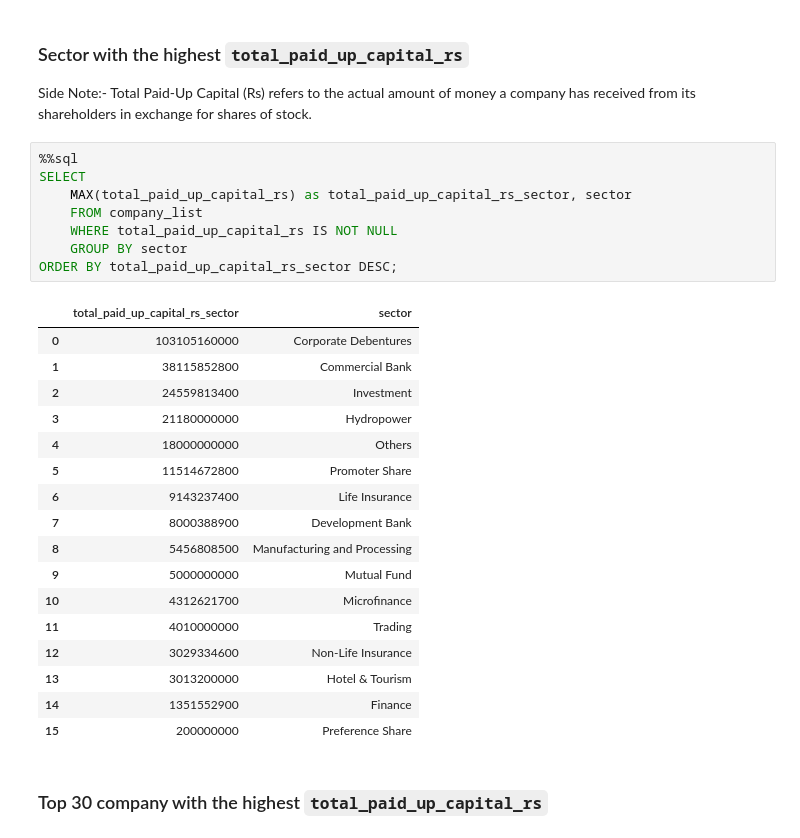
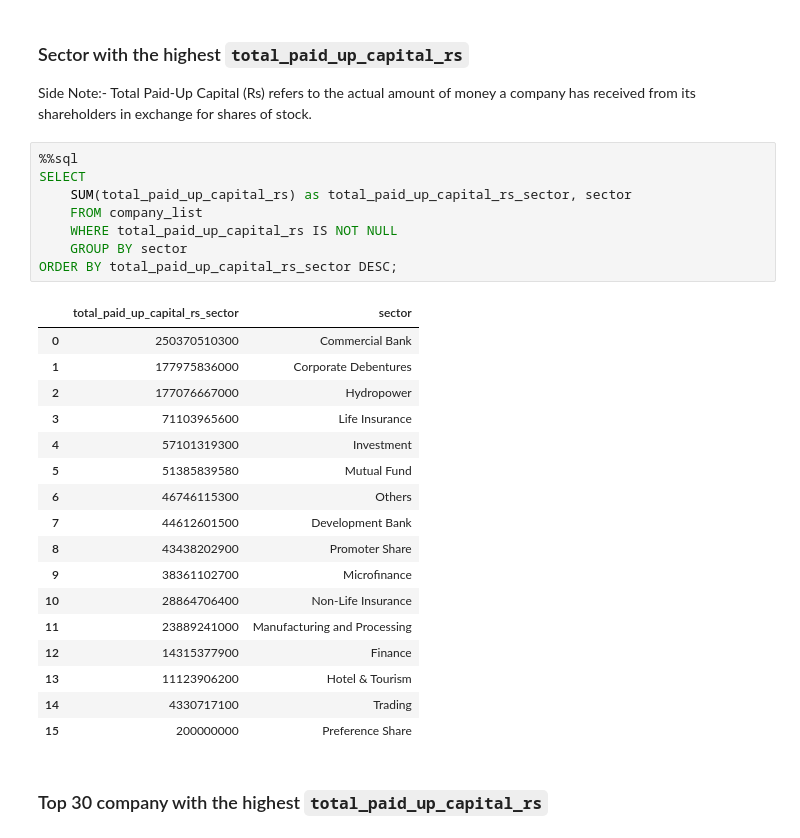
Before and after one commit to Aavash232311/BullsOfKathmandu, a Jupyter notebook: stock_analysis.ipynb, the cells around one changed output. Drawn from its saved outputs; the diff is of its cells as text.

```diff
--- a/stock_analysis.ipynb
+++ b/stock_analysis.ipynb
@@ -72,28 +72,28 @@ Side Note:- Total Paid-Up Capital (Rs) refers to the actual amount of money a co
 # %%
 %%sql
 SELECT
-    MAX(total_paid_up_capital_rs) as total_paid_up_capital_rs_sector, sector
+    SUM(total_paid_up_capital_rs) as total_paid_up_capital_rs_sector, sector
     FROM company_list
     WHERE total_paid_up_capital_rs IS NOT NULL
     GROUP BY sector
 ORDER BY total_paid_up_capital_rs_sector DESC;
 # %% [output]
 |  | total_paid_up_capital_rs_sector | sector |
-| 0 | 103105160000 | Corporate Debentures |
-| 1 | 38115852800 | Commercial Bank |
-| 2 | 24559813400 | Investment |
-| 3 | 21180000000 | Hydropower |
-| 4 | 18000000000 | Others |
-| 5 | 11514672800 | Promoter Share |
-| 6 | 9143237400 | Life Insurance |
-| 7 | 8000388900 | Development Bank |
-| 8 | 5456808500 | Manufacturing and Processing |
-| 9 | 5000000000 | Mutual Fund |
-| 10 | 4312621700 | Microfinance |
-| 11 | 4010000000 | Trading |
-| 12 | 3029334600 | Non-Life Insurance |
-| 13 | 3013200000 | Hotel & Tourism |
-| 14 | 1351552900 | Finance |
+| 0 | 250370510300 | Commercial Bank |
+| 1 | 177975836000 | Corporate Debentures |
+| 2 | 177076667000 | Hydropower |
+| 3 | 71103965600 | Life Insurance |
+| 4 | 57101319300 | Investment |
+| 5 | 51385839580 | Mutual Fund |
+| 6 | 46746115300 | Others |
+| 7 | 44612601500 | Development Bank |
+| 8 | 43438202900 | Promoter Share |
+| 9 | 38361102700 | Microfinance |
+| 10 | 28864706400 | Non-Life Insurance |
+| 11 | 23889241000 | Manufacturing and Processing |
+| 12 | 14315377900 | Finance |
+| 13 | 11123906200 | Hotel & Tourism |
+| 14 | 4330717100 | Trading |
 | 15 | 200000000 | Preference Share |
 # %% [markdown]
 ### Top 30 company with the highest `total_paid_up_capital_rs`
```
Also changed, not shown: parts of 5 cells of this notebook.
